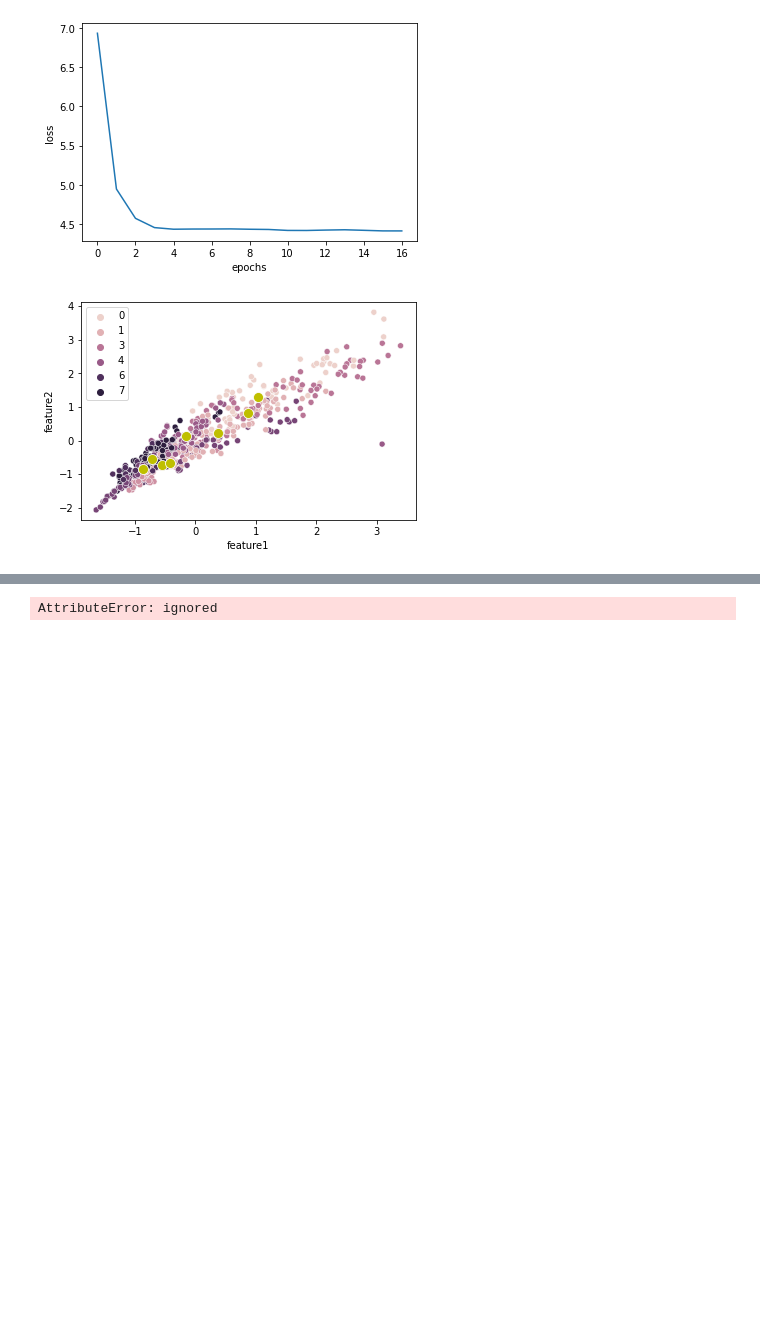
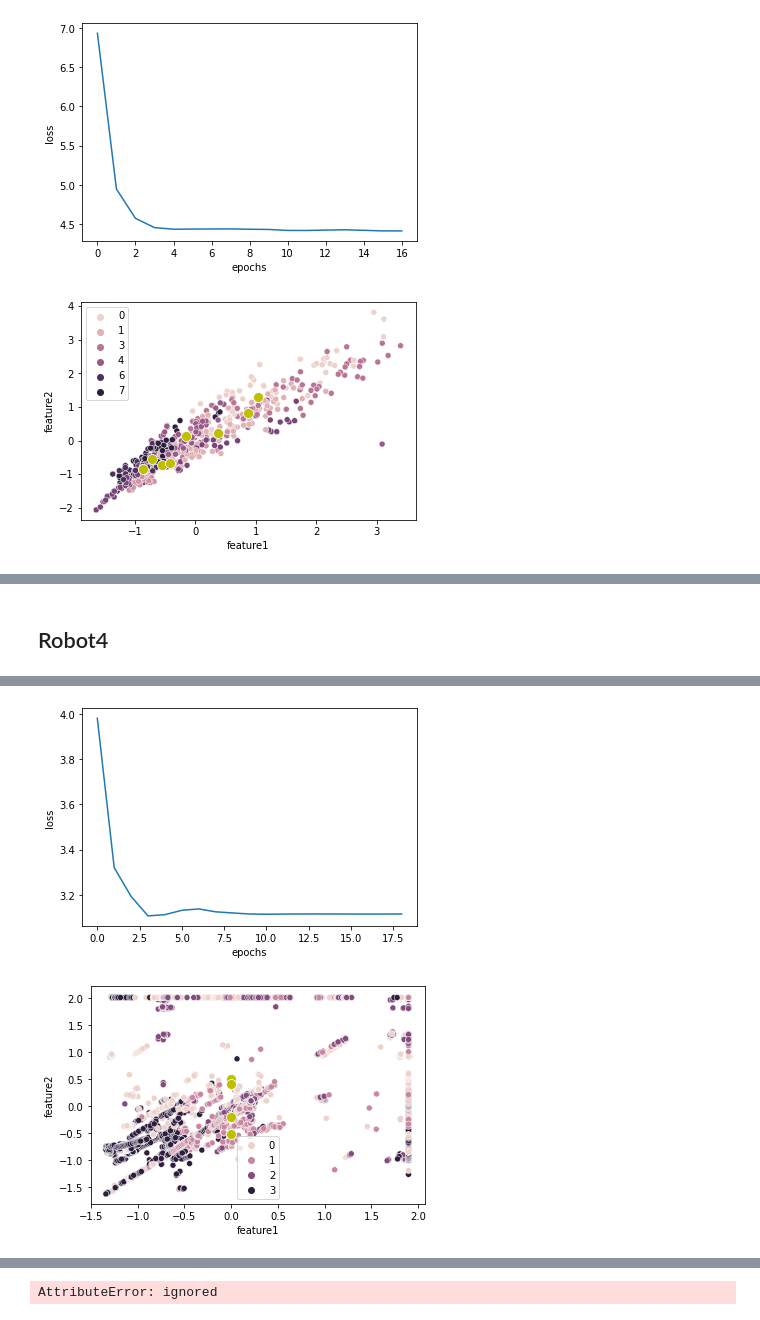
Before and after one commit to OmkarMehta/sparse-kmeans-feature-ranking, a Jupyter notebook: skfr.ipynb, the cells around one changed output, grey strips where cells are left out. Drawn from its saved outputs; the diff is of its cells as text; code cells hidden in the pictures; blank space fills up the shorter version.

Commit message:
skfr1 on robot4

```diff
--- a/skfr.ipynb
+++ b/skfr.ipynb
@@ -771,0 +830,41 @@ Iteration: 17 Loss: 4.410728931427002
+# %% [markdown]
+## Robot4
+# %%
+root = 'data'
+folder = 'robot4'
+filename = 'sensor_readings_24.data'
+# read filename with comma as delimiter and header as none
+data = pd.read_csv(os.path.join(root, folder, filename), delimiter=',', header=None)
+data.head()
+
+k = 4 # number of clusters
+sparsity = 20 # sparsity
+
+# store the last column of data as label and then drop it
+label = data.iloc[:, -1].values
+data = data.drop(data.columns[-1], axis=1)
+
+# drop the first column since it's expression
+data = data.drop(data.columns[0], axis=1)
+data.head()
+
+# get the number of features and cases
+features = data.shape[1]
+cases = data.shape[0]
+
+# convert data to numpy array
+data = data.values
+# transpose data
+data = data.T
+
+X_random = torch.FloatTensor(data)
+X_random = X_random.to(device)
+
+Class = np.array(random.choices([i for i in range(k)],k=cases))
+Class = torch.LongTensor(Class.tolist()).to(device)
+
+centroids, cluster, loss_list = skfr1(X_random,Class,k,sparsity, 20)
+
+plot_loss(loss_list)
+plot_clusters(X_random.T.cpu(),centroids.T.cpu(),cluster.cpu())
+# %% [output]
@@ -771,0 +890,2 @@ Iteration: 17 Loss: 4.410728931427002
+[figure, added]
+[figure, added]
```
Also changed, not shown: parts of 6 cells of this notebook.
